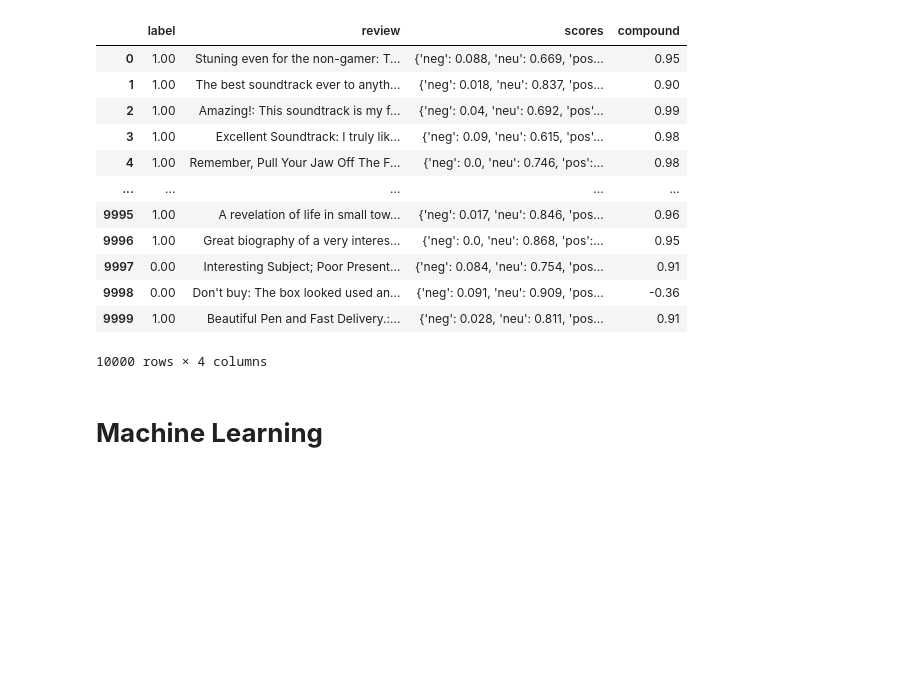
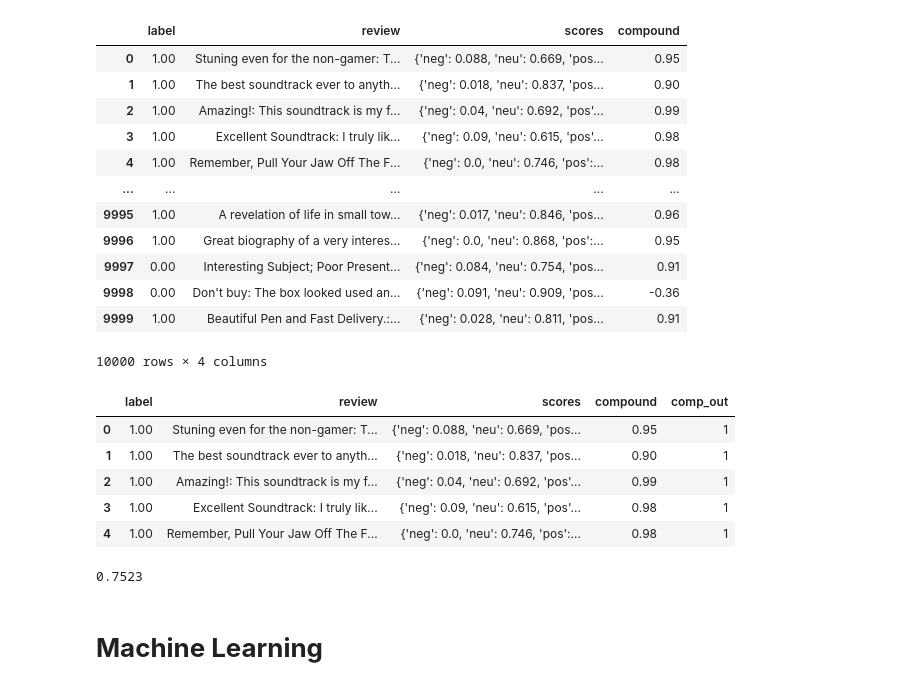
Before and after one commit to GDharan10/Dataset21_AmazonReviews_, a Jupyter notebook: AmazonReviews.ipynb, the cells around one changed output. Drawn from its saved outputs; the diff is of its cells as text; code cells hidden in the pictures; blank space fills up the shorter version.

```diff
--- a/AmazonReviews.ipynb
+++ b/AmazonReviews.ipynb
@@ -159,3 +159,13 @@ df
 | 9998 | 0.00 | Don't buy: The box looked used an... | {'neg': 0.091, 'neu': 0.909, 'pos... | -0.36 |
 | 9999 | 1.00 | Beautiful Pen and Fast Delivery.:... | {'neg': 0.028, 'neu': 0.811, 'pos... | 0.91 |
 10000 rows × 4 columns
+# %%
+df["comp_out"] = df["compound"].apply(lambda score : 1 if score >=0.6 else 0)
+df.head()
+# %% [output]
+|  | label | review | scores | compound | comp_out |
+| 0 | 1.00 | Stuning even for the non-gamer: T... | {'neg': 0.088, 'neu': 0.669, 'pos... | 0.95 | 1 |
+| 1 | 1.00 | The best soundtrack ever to anyth... | {'neg': 0.018, 'neu': 0.837, 'pos... | 0.90 | 1 |
+| 2 | 1.00 | Amazing!: This soundtrack is my f... | {'neg': 0.04, 'neu': 0.692, 'pos'... | 0.99 | 1 |
+| 3 | 1.00 | Excellent Soundtrack: I truly lik... | {'neg': 0.09, 'neu': 0.615, 'pos'... | 0.98 | 1 |
+| 4 | 1.00 | Remember, Pull Your Jaw Off The F... | {'neg': 0.0, 'neu': 0.746, 'pos':... | 0.98 | 1 |
@@ -162,3 +174,7 @@ df
+# %%
+accuracy_score(df["label"],df["comp_out"])
+# %% [output]
+0.7523
 # %% [markdown]
 # **Machine Learning**
 # %%
```
Also changed, not shown: parts of 1 cell of this notebook.
